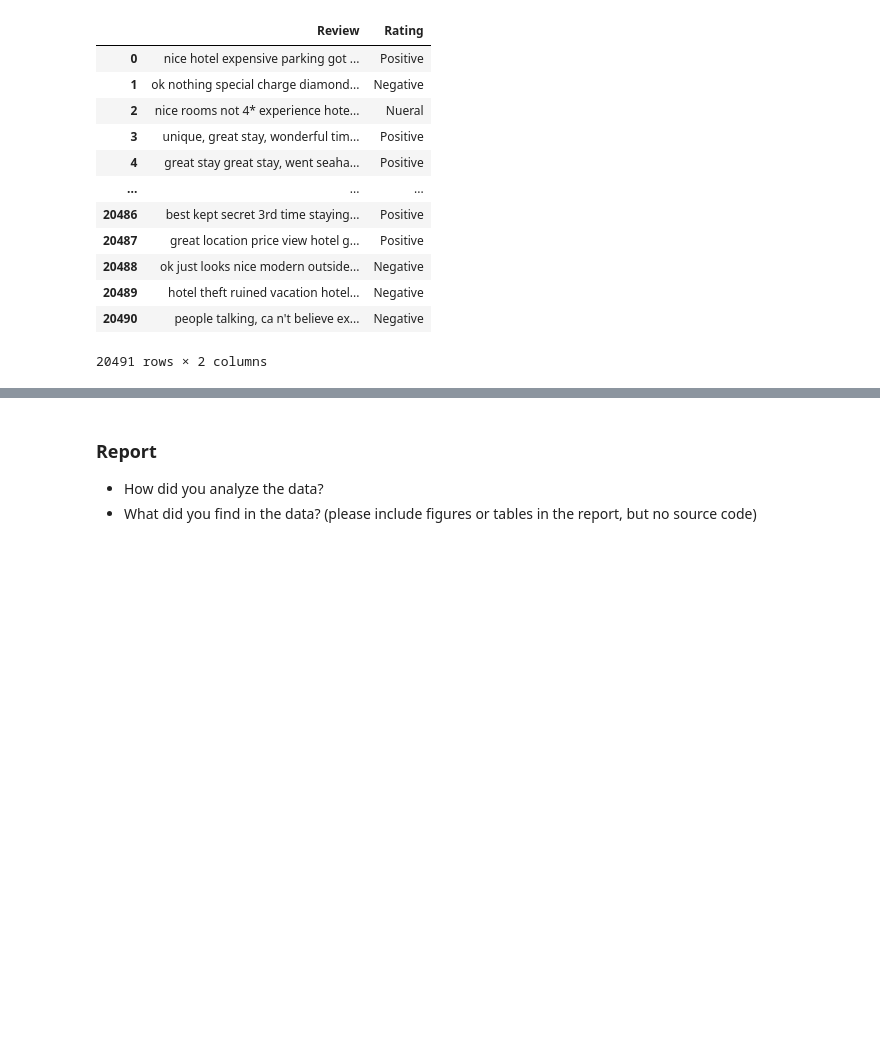
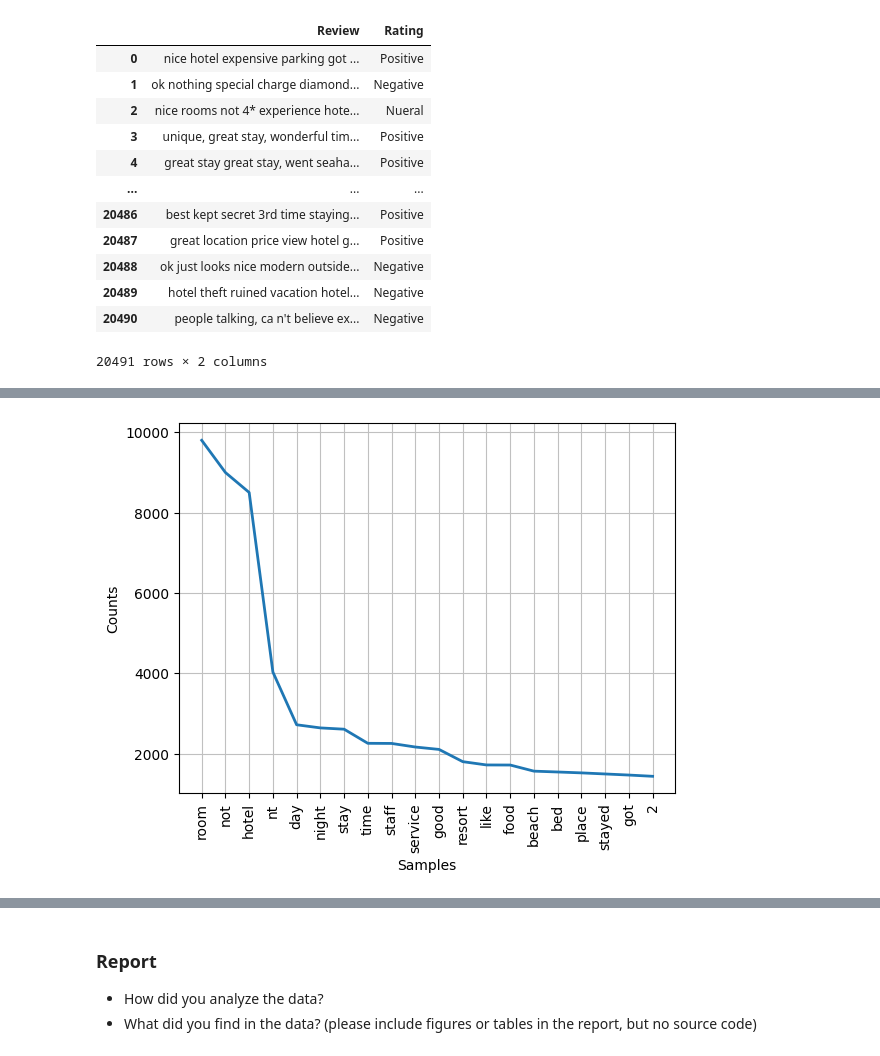
Before and after one commit to Ratchadakorn26/Data-Warehouse-and-Big-Data-Analytics-66, a Jupyter notebook: Project1_66.ipynb, the cells around one changed output, grey strips where cells are left out. Saved outputs shown, nothing was run; the diff lists cells and outputs as text; code cells hidden in the pictures; blank space fills up the shorter version.

```diff
--- a/Project1_66.ipynb
+++ b/Project1_66.ipynb
@@ -337,0 +354,5 @@ NG_tokens = [t for t in negative_reviews_combine.split()]
+# %%
+# remove punctuations
+P_text_R_punctuations = P_lower.translate(str.maketrans('', '', string.punctuation))
+NR_text_R_punctuations = NR_lower.translate(str.maketrans('', '', string.punctuation))
+NG_text_R_punctuations = NG_lower.translate(str.maketrans('', '', string.punctuation))
@@ -337,0 +373,77 @@ NG_tokens = [t for t in negative_reviews_combine.split()]
+# %%
+# remove stop words
+my_stopwords = set(stopwords.words('english'))
+my_stopwords.remove('not')
+clean_P_text = ' '.join([word for word in P_text_nosymbols.split() if word not in (my_stopwords)])
+clean_NR_text = ' '.join([word for word in NR_text_nosymbols.split() if word not in (my_stopwords)])
+clean_NG_text = ' '.join([word for word in NG_text_nosymbols.split() if word not in (my_stopwords)])
+# %%
+# remove any other stop words, like RT
+new_my_stopwords = set(stopwords.words('english'))
+new_my_stopwords.update([ 'out', 'on', 'off', 'over'])
+new_my_stopwords.remove('not')
+N_clean_P_text = ' '.join([word for word in P_text_nosymbols.split() if word not in (new_my_stopwords)])
+N_clean_NR_text = ' '.join([word for word in NR_text_nosymbols.split() if word not in (new_my_stopwords)])
+N_clean_NG_text = ' '.join([word for word in NG_text_nosymbols.split() if word not in (new_my_stopwords)])
+# %%
+# analyze word frequency in each sentiment type and so on
+#lemmatization
+wl = WordNetLemmatizer()
+def lemmaSentence(sentence):
+    token_words=word_tokenize(sentence)
+    token_words
+    lemma_sentence=[]
+    for word in token_words:
+        lemma_sentence.append(wl.lemmatize(word))
+        lemma_sentence.append(" ")
+    return "".join(lemma_sentence)
+#-------------------------------------------------------------------------------------------------------
+l_N_clean_P_text = lemmaSentence(N_clean_P_text)
+#-------------------------------------------------------------------------------------------------------
+l_N_clean_NR_text = lemmaSentence(N_clean_NR_text)
+#-------------------------------------------------------------------------------------------------------
+l_N_clean_NG_text = lemmaSentence(N_clean_NG_text)
+#-------------------------------------------------------------------------------------------------------
+# tokenize texts
+P_tokens = [t for t in clean_P_text.split()]
+NR_tokens = [t for t in clean_NR_text.split()]
+NG_tokens = [t for t in clean_NG_text.split()]
+N_P_tokens = [t for t in l_N_clean_NG_text.split()]
+N_NR_tokens = [t for t in l_N_clean_NR_text.split()]
+N_NG_tokens = [t for t in l_N_clean_NG_text.split()]
+#------------------------------------------------------------------------------------------------------
+# analyze word frequency in each sentiment type and so on
+freq_P = nltk.FreqDist(N_P_tokens)
+#for key,val in freq_P.items():
+    #print(str(key) + ':' + str(val))
+print(" ")
+freq_P.plot(20, cumulative=False)
+print(" ")
+#--------------------------------------------------
+freq_NR = nltk.FreqDist(N_NR_tokens)
+#for key,val in freq_NR.items():
+    #print(str(key) + ':' + str(val))
+print(" ")
+freq_NR.plot(20, cumulative=False)
+print(" ")
+#--------------------------------------------------
+freq_NG = nltk.FreqDist(N_NG_tokens)
+#for key,val in freq_NG.items():
+    #print(str(key) + ':' + str(val))
+print(" ")
+freq_NG.plot(20, cumulative=False)
+print(" ")
+
+#-----------------------------------------------------------------------------
+def generate_word_cloud(freq_dist, title):
+    wordcloud = WordCloud(width=800, height=400, background_color='white',max_words=300).generate_from_frequencies(freq_dist)
+    plt.figure(figsize=(10, 5))
+    plt.imshow(wordcloud, interpolation='bilinear')
+    plt.title(title,fontsize=25)
+    plt.axis('off')
+    plt.show()
+generate_word_cloud(freq_P, 'Positive Sentiment Word Cloud')
+generate_word_cloud(freq_NR, 'Negative Sentiment Word Cloud')
+generate_word_cloud(freq_NG, 'Neutral Sentiment Word Cloud')
+# %% [output]
+[figure, added]
```
Also changed, not shown: parts of 29 cells of this notebook.
